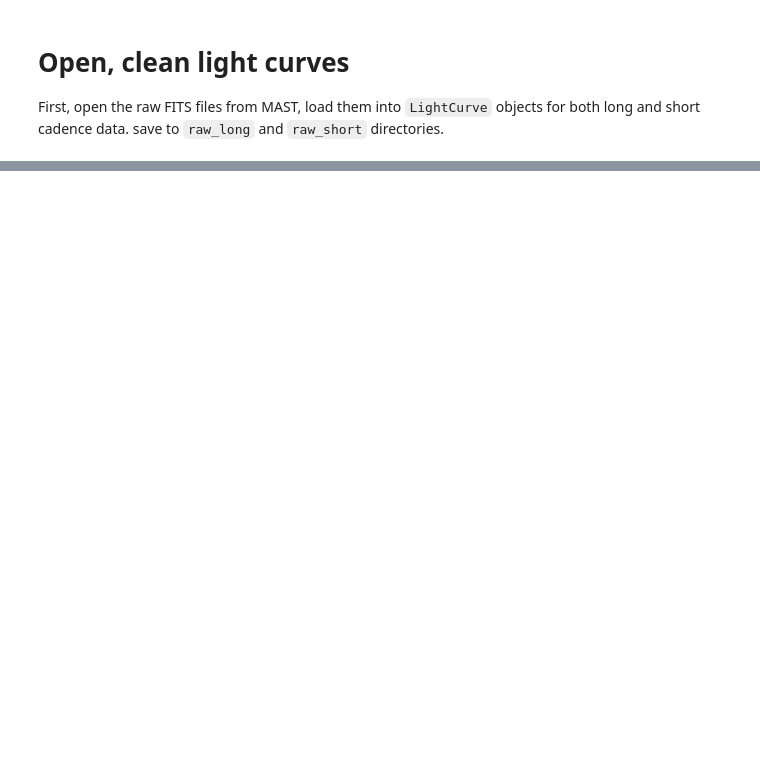
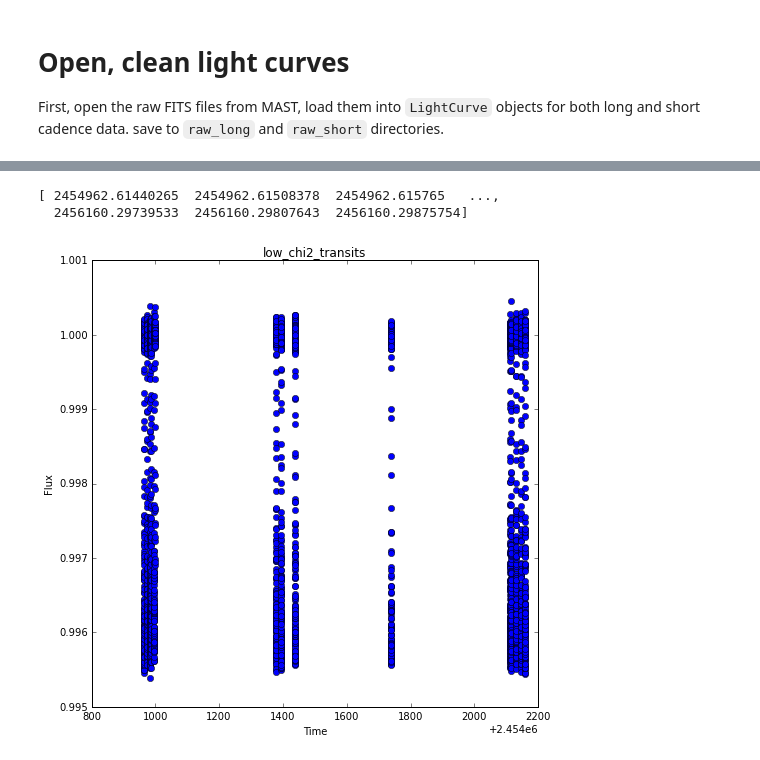
Before and after one commit to bmorris3/hat-11, a Jupyter notebook: data/clean_lightcurves.ipynb, the cells around one changed output, grey strips where cells are left out. Cells and saved outputs as stored; diff of their text form; code cells hidden in the pictures; blank space fills up the shorter version.

```diff
--- a/data/clean_lightcurves.ipynb
+++ b/data/clean_lightcurves.ipynb
@@ -48,0 +79,11 @@ short_lc.save_to(data_path)
+# %%
+reload(datacleaner)
+from datacleaner import combine_light_curves
+low_chi2_transits = combine_light_curves([transit for i, transit in enumerate(transits)
+                                          if np.log(chi2[i]) < 6.5], name='low_chi2_transits')
+low_chi2_transits.save_to(data_path, overwrite=True)
+low_chi2_transits.plot()
+# %% [output]
+[ 2454962.61440265  2454962.61508378  2454962.615765   ...,
+  2456160.29739533  2456160.29807643  2456160.29875754]
+[figure, added]
```
Also changed, not shown: parts of 9 cells of this notebook, 2 other files.
